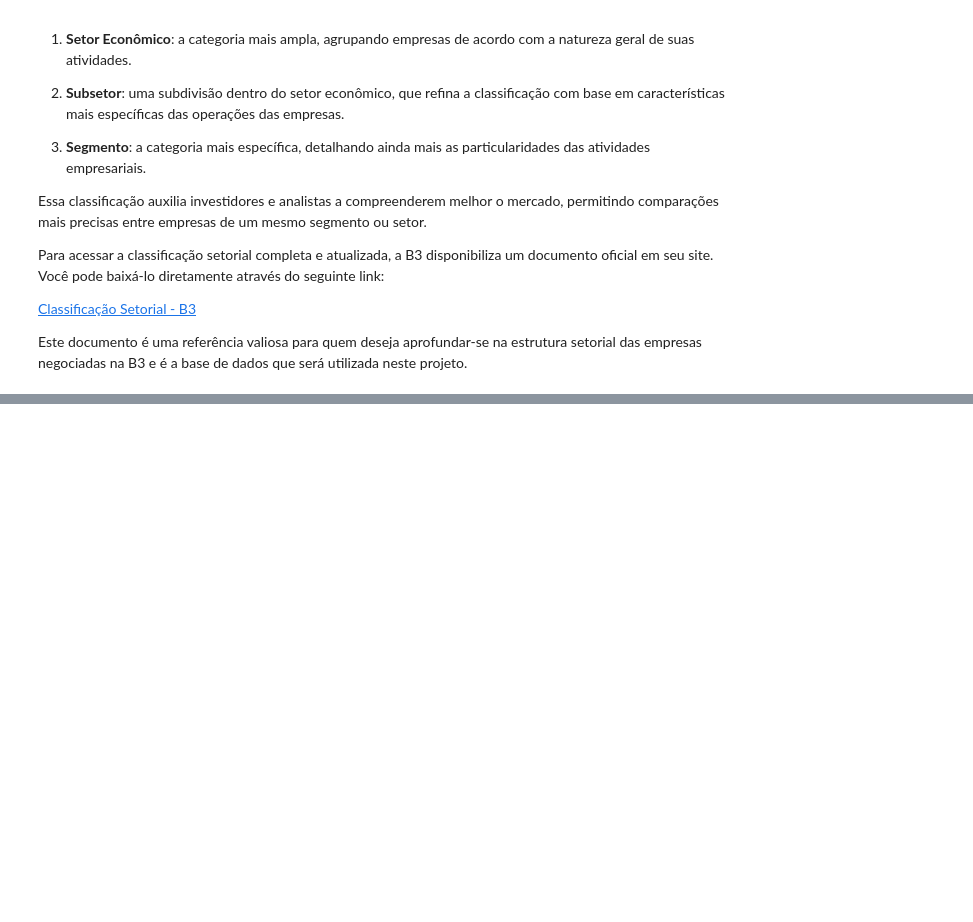
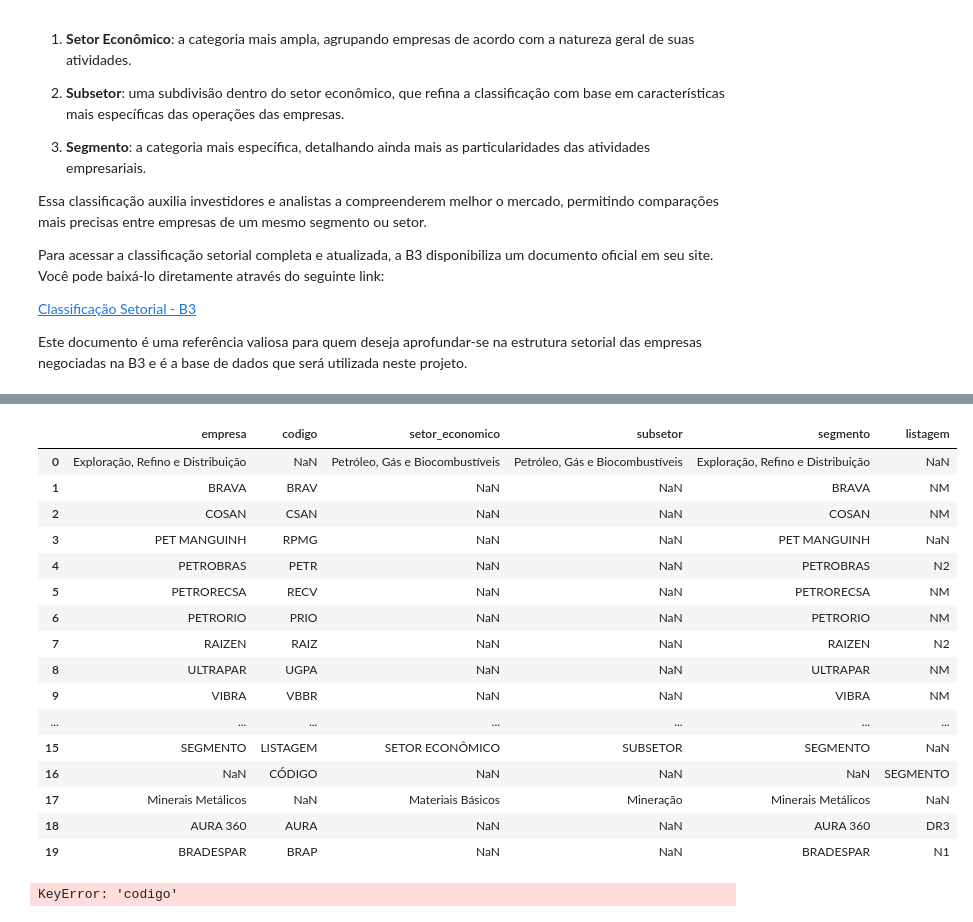
Before and after one commit to rafa-fsantos/recomendAcoes, a Jupyter notebook: projeto.ipynb, the cells around one changed output, grey strips where cells are left out. Saved outputs shown, nothing was run; the diff lists cells and outputs as text; code cells hidden in the pictures; blank space fills up the shorter version.

```diff
--- a/projeto.ipynb
+++ b/projeto.ipynb
@@ -59,0 +168,28 @@ Este documento é uma referência valiosa para quem deseja aprofundar-se na estr
+# %%
+# Excluíndo linhas e resetando o índice
+teste = df.drop(index=range(7)).reset_index(drop=True)
+# %%
+teste.head(20)
+# %% [output]
+|  | empresa | codigo | setor_economico | subsetor | segmento | listagem |
+| 0 | Exploração, Refino e Distribuição | NaN | Petróleo, Gás e Biocombustíveis | Petróleo, Gás e Biocombustíveis | Exploração, Refino e Distribuição | NaN |
+| 1 | BRAVA | BRAV | NaN | NaN | BRAVA | NM |
+| 2 | COSAN | CSAN | NaN | NaN | COSAN | NM |
+| 3 | PET MANGUINH | RPMG | NaN | NaN | PET MANGUINH | NaN |
+| 4 | PETROBRAS | PETR | NaN | NaN | PETROBRAS | N2 |
+| 5 | PETRORECSA | RECV | NaN | NaN | PETRORECSA | NM |
+| 6 | PETRORIO | PRIO | NaN | NaN | PETRORIO | NM |
+| 7 | RAIZEN | RAIZ | NaN | NaN | RAIZEN | N2 |
+| 8 | ULTRAPAR | UGPA | NaN | NaN | ULTRAPAR | NM |
+| 9 | VIBRA | VBBR | NaN | NaN | VIBRA | NM |
+| ... | ... | ... | ... | ... | ... | ... |
+| 15 | SEGMENTO | LISTAGEM | SETOR ECONÔMICO | SUBSETOR | SEGMENTO | NaN |
+| 16 | NaN | CÓDIGO | NaN | NaN | NaN | SEGMENTO |
+| 17 | Minerais Metálicos | NaN | Materiais Básicos | Mineração | Minerais Metálicos | NaN |
+| 18 | AURA 360 | AURA | NaN | NaN | AURA 360 | DR3 |
+| 19 | BRADESPAR | BRAP | NaN | NaN | BRADESPAR | N1 |
+# %%
+if teste['codigo'].isna:
+    teste = teste['segmento'].fillna(method='ffill')
+# %% [output]
+KeyError: 'codigo'
```
Also changed, not shown: parts of 15 cells of this notebook, 2 other files.
